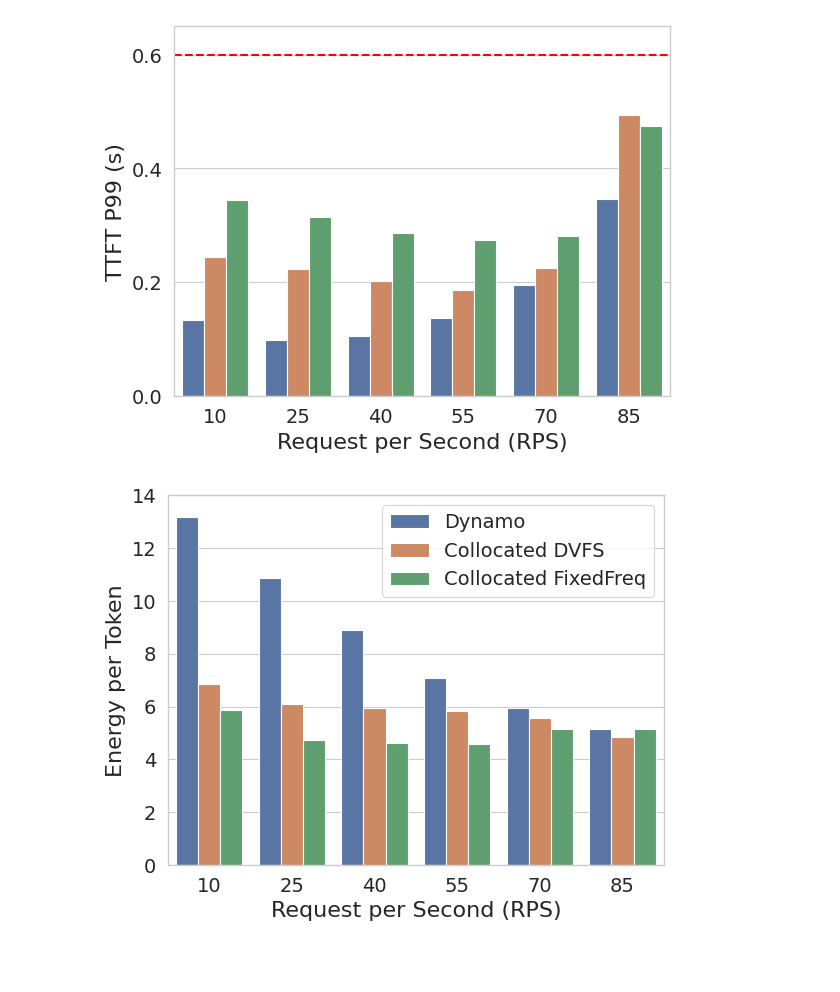
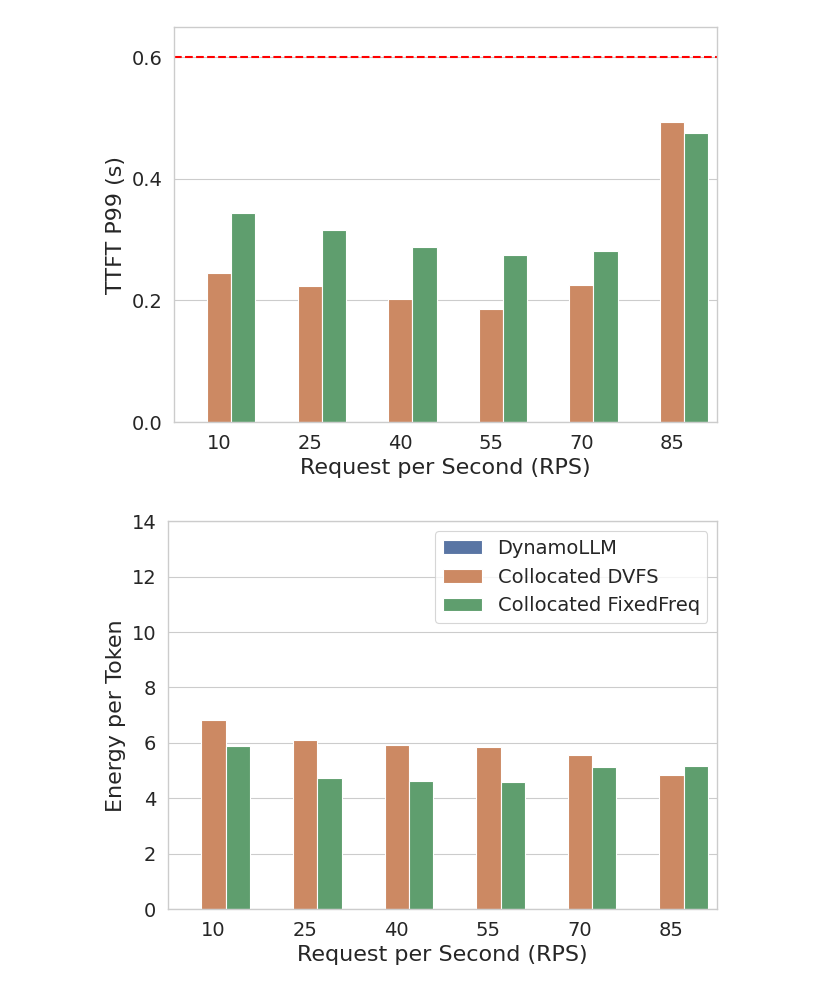
Before and after one commit to Louis-99/vllm-fork, a Jupyter notebook: additional_stuff/sosp_evals/2_nodes/dynamo_comparison.ipynb, the cells around one changed output. Saved outputs shown, nothing was run; the diff lists cells and outputs as text; code cells hidden in the pictures; blank space fills up the shorter version.

Commit message:
graph changes

```diff
--- a/additional_stuff/sosp_evals/2_nodes/dynamo_comparison.ipynb
+++ b/additional_stuff/sosp_evals/2_nodes/dynamo_comparison.ipynb
@@ -50,7 +50,7 @@ df_results['rps'] = df_results['expr_dir'].str.extract('(\d+)$')[0].astype(int)
 df_results['name'] = df_results['expr_dir'].str.replace('\s+\d+$', '', regex=True)
 
 # Set the order of the categories
-df_results['name'] = pd.Categorical(df_results['name'], categories=['Dynamo', 'Collocated DVFS', 'Collocated FixedFreq'], ordered=True)
+df_results['name'] = pd.Categorical(df_results['name'], categories=['DynamoLLM', 'Collocated DVFS', 'Collocated FixedFreq'], ordered=True)
 df_results = df_results.sort_values(['rps', 'name'])
 
 #################### TPOT P99 ####################
@@ -76,6 +76,8 @@ ax.set_xticklabels(['10', '25', '40', '55', '70', '85'], fontsize=14)
 ax.set_yticks([0.0, 0.025, 0.05, 0.075, 0.1])
 ax.set_yticklabels(['0.0', '0.025', '0.05', '0.075', '0.1'], fontsize=14)
 ax.legend_.remove()
+
+plt.tight_layout()
 plt.savefig("figs/dynamo_MS_trace_tpot.pdf", format="pdf")
 
 #################### TTFT P99 ####################
@@ -102,6 +104,7 @@ ax.set_yticks([0.0, 0.2, 0.4, 0.6])
 ax.set_yticklabels(['0.0', '0.2', '0.4', '0.6'], fontsize=14)
 ax.legend_.remove()
 
+plt.tight_layout()
 plt.savefig("figs/dynamo_MS_trace_ttft.pdf", format="pdf")
 
 #################### Energy per token ####################
@@ -126,5 +129,6 @@ ax.set_xticklabels(['10', '25', '40', '55', '70', '85'], fontsize=14)
 ax.tick_params(axis='y', labelsize=14)
 ax.legend_.set_title('')
 ax.legend(fontsize=14, ncol=1)
+plt.tight_layout()
 plt.savefig("figs/dynamo_MS_trace_energy_per_token.pdf", format="pdf")
 # %% [output]
@@ -132,2 +136,2 @@ plt.savefig("figs/dynamo_MS_trace_energy_per_token.pdf", format="pdf")
-[figure, old version]
+[figure, new version]
-[figure, old version]
+[figure, new version]
```
Also changed, not shown: parts of 1 cell of this notebook, 22 other files.
